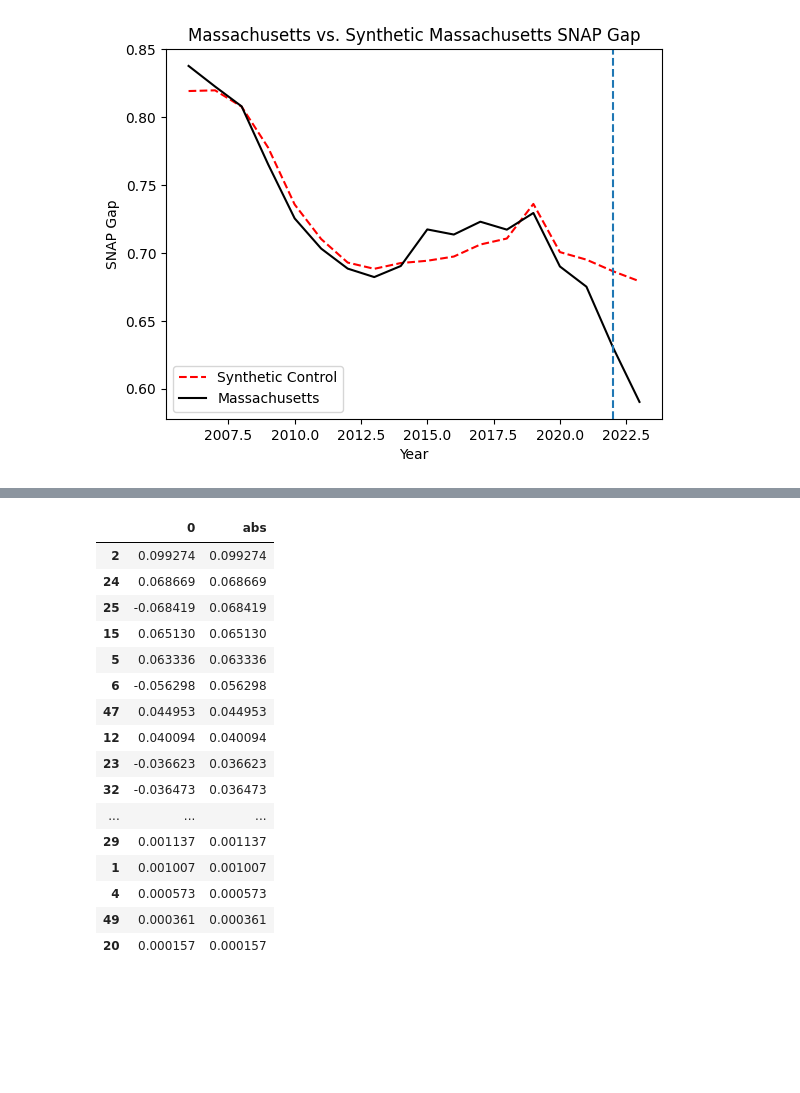
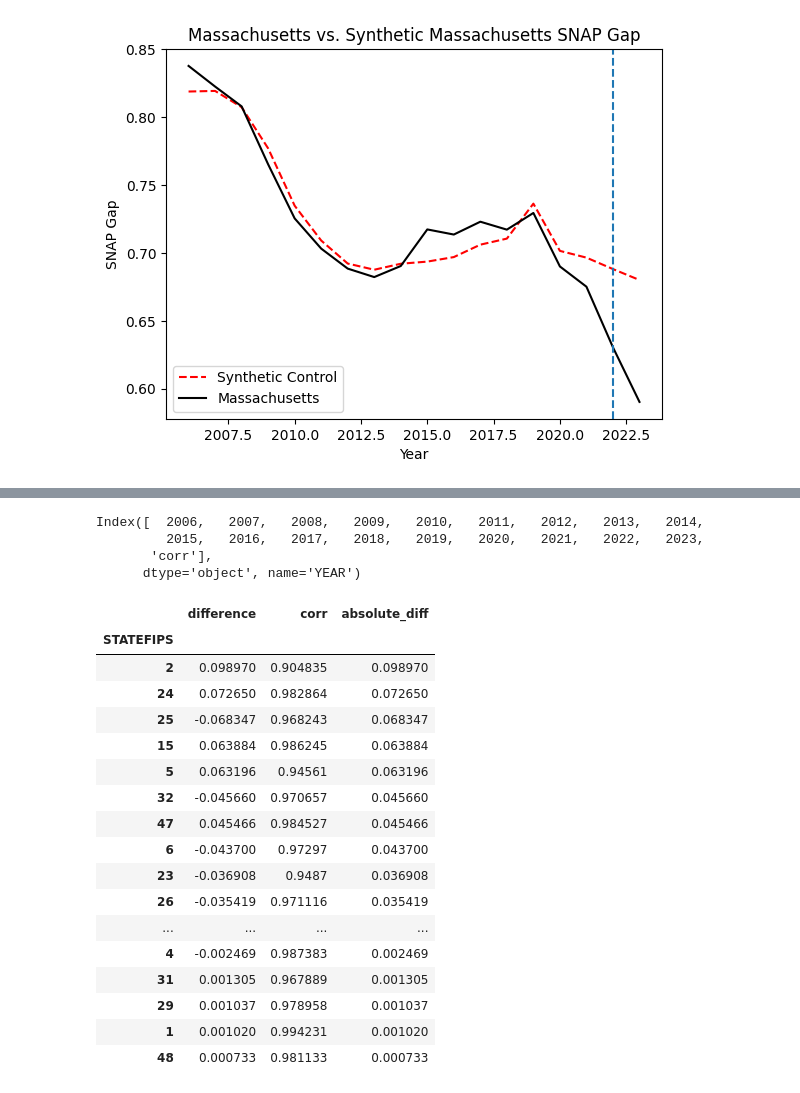
Before and after one commit to will-r61/honors_thesis, a Jupyter notebook: notebooks/scm_no_covariates.ipynb, the cells around one changed output, grey strips where cells are left out. Drawn from its saved outputs; the diff is of its cells as text; code cells hidden in the pictures; blank space fills up the shorter version.

```diff
--- a/notebooks/scm_no_covariates.ipynb
+++ b/notebooks/scm_no_covariates.ipynb
@@ -109,6 +115,6 @@ training_data
 training_y = training_data[25]
 training_X = training_data.loc[:, training_data.columns != 25].values
 # %%
-weights = scm_fit(training_X, training_y, weight_sum_constraint = 1)
+weights, corr = scm_fit(training_X, training_y)
 weights
 # %% [output]
@@ -195,7 +201,7 @@ for state in non_zero_weights:
     weight = weights[state]
     state = synthetic_cols[state]
     state_name = fips_to_state(state, 'name')
-    non_zero_weights_dict[state_name] = weight
+    non_zero_weights_dict[state_name] = float(weight)
 # %%
 non_zero_weights_dict
 # %% [output]
@@ -240,26 +246,27 @@ pivoted[pivoted.index <= 2021].loc[:, (training_data.columns != state) & (traini
 16 rows × 48 columns
 # %%
 def run_trial(state):
-    # TODO add something to only include placebos with good synthetic controls
     training_data = pivoted[pivoted.index <= 2021]
     training_y = training_data[state]
     training_X = training_data.loc[:, (training_data.columns != state) & (training_data.columns != 25)].values
-    weights = scm_fit(training_X, training_y)
+    weights, corr = scm_fit(training_X, training_y)
     X = pivoted.loc[:, (pivoted.columns != state) & (pivoted.columns != 25)].values
     y = pivoted[state]
     synth = X @ weights
     diffs = y - synth
-    return diffs
+    return diffs, corr
 
-effects = {}
+diff_dict = {}
+corrs = {}
 
 for state in pivoted.columns:
-    effect = run_trial(state)
-    effects[state] = effect
+    diffs, corr = run_trial(state)
+    diff_dict[state] = diffs
+    corrs[state] = corr
 
     is_mass = state == 25
 
-    plt.plot(effect,
+    plt.plot(diffs,
              color="C0" if is_mass else "C1",
              alpha=1 if is_mass else 0.5,
              label="Massachusetts" if is_mass else None)
@@ -298,0 +283,6 @@ effects_df
+# %%
+effects_df = pd.DataFrame(diff_dict).T
+effects_df['corr'] = None
+for state in corrs.keys():
+    effects_df.loc[state, 'corr'] = corrs[state]
+effects_df
@@ -299,23 +307,34 @@ effects_df
+# %%
+effects_df.columns
+# %% [output]
+Index([  2006,   2007,   2008,   2009,   2010,   2011,   2012,   2013,   2014,
+         2015,   2016,   2017,   2018,   2019,   2020,   2021,   2022,   2023,
+       'corr'],
+      dtype='object', name='YEAR')
 # %%
-pre_to_post = effects_df.loc[2023,:] - effects_df.loc[2021,:]
-pre_post_diff = pd.DataFrame(pre_to_post)
-pre_post_diff['abs'] = pre_post_diff[0].abs()
-pre_post_diff.sort_values('abs', ascending=False)
+pre_to_post = effects_df[2023] - effects_df[2021]
+pre_post_diff = pd.DataFrame(pre_to_post).rename(columns = {0: 'difference'})
+pre_post_diff['corr'] = effects_df['corr']
+pre_post_diff['absolute_diff'] = pre_post_diff['difference'].abs()
+pre_post_diff.sort_values('absolute_diff', ascending=False, inplace = True)
+pre_post_diff.index.name = "STATEFIPS"
+pre_post_diff
 # %% [output]
-|  | 0 | abs |
-| 2 | 0.099274 | 0.099274 |
-| 24 | 0.068669 | 0.068669 |
-| 25 | -0.068419 | 0.068419 |
-| 15 | 0.065130 | 0.065130 |
-| 5 | 0.063336 | 0.063336 |
-| 6 | -0.056298 | 0.056298 |
-| 47 | 0.044953 | 0.044953 |
-| 12 | 0.040094 | 0.040094 |
-| 23 | -0.036623 | 0.036623 |
-| 32 | -0.036473 | 0.036473 |
-| ... | ... | ... |
-| 29 | 0.001137 | 0.001137 |
-| 1 | 0.001007 | 0.001007 |
-| 4 | 0.000573 | 0.000573 |
-| 49 | 0.000361 | 0.000361 |
-| 20 | 0.000157 | 0.000157 |
+|  | difference | corr | absolute_diff |
+| STATEFIPS |  |  |  |
+| 2 | 0.098970 | 0.904835 | 0.098970 |
+| 24 | 0.072650 | 0.982864 | 0.072650 |
+| 25 | -0.068347 | 0.968243 | 0.068347 |
+| 15 | 0.063884 | 0.986245 | 0.063884 |
+| 5 | 0.063196 | 0.94561 | 0.063196 |
+| 32 | -0.045660 | 0.970657 | 0.045660 |
+| 47 | 0.045466 | 0.984527 | 0.045466 |
+| 6 | -0.043700 | 0.97297 | 0.043700 |
+| 23 | -0.036908 | 0.9487 | 0.036908 |
+| 26 | -0.035419 | 0.971116 | 0.035419 |
+| ... | ... | ... | ... |
+| 4 | -0.002469 | 0.987383 | 0.002469 |
+| 31 | 0.001305 | 0.967889 | 0.001305 |
+| 29 | 0.001037 | 0.978958 | 0.001037 |
+| 1 | 0.001020 | 0.994231 | 0.001020 |
+| 48 | 0.000733 | 0.981133 | 0.000733 |
```
Also changed, not shown: parts of 10 cells of this notebook, 2 other files.
